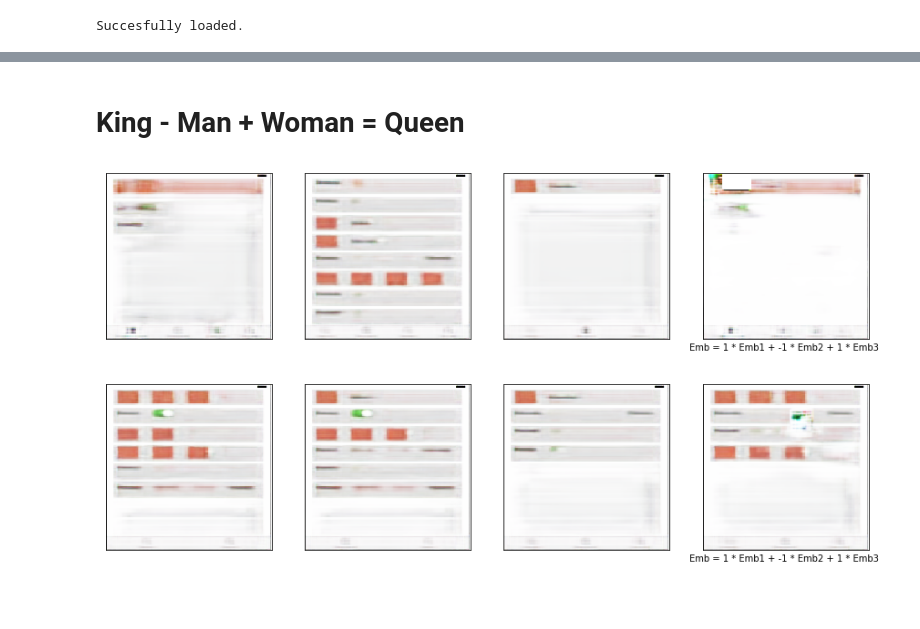
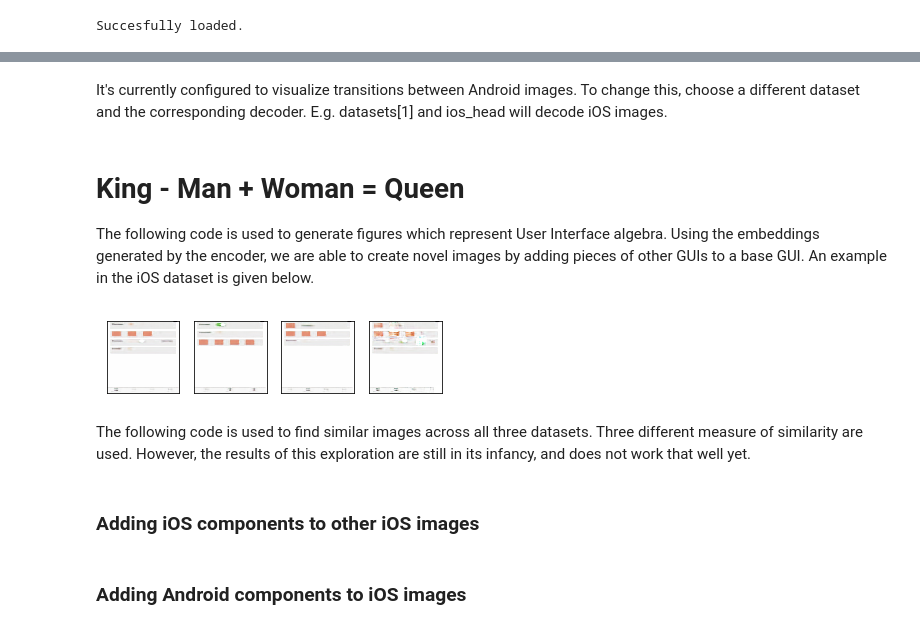
Before and after one commit to ngundotra/code2pix, a Jupyter notebook: Encoder Decoder Visualization.ipynb, the cells around one changed output, grey strips where cells are left out. Drawn from its saved outputs; the diff is of its cells as text; code cells hidden in the pictures; blank space fills up the shorter version.

```diff
--- a/Encoder Decoder Visualization.ipynb
+++ b/Encoder Decoder Visualization.ipynb
@@ -114,0 +72,9 @@ Succesfully loaded.
+# %%
+BACKEND = 'ios'
+DATASETS = ['android', 'ios', 'web']
+
+encoder, android_head, ios_head, web_head = load_hydra(['{}-hydra-model'.format(x) for x in DATASETS])
+datasets = [load_points('{}/training_features/'.format(backend)) for backend in DATASETS]
+names = {'android': 0, 'ios': 1, 'web': 2}
+points = datasets[names[BACKEND]] # some code will default to a dataset called points
+print("Succesfully loaded.")
@@ -199,2 +174,3 @@ C = 0.0021152793051308905
-# %% [markdown]
-# King - Man + Woman = Queen
+# %% [markdown]
+
+It's currently configured to visualize transitions between Android images. To change this, choose a different dataset and the corresponding decoder. E.g. datasets\[1\] and ios_head will decode iOS images.
@@ -201,51 +182,61 @@ C = 0.0021152793051308905
+# %% [markdown]
+# King - Man + Woman = Queen
+
+The following code is used to generate figures which represent User Interface algebra. Using the embeddings generated by the encoder, we are able to create novel images by adding pieces of other GUIs to a base GUI. An example in the iOS dataset is given below.
 # %%
 def plot_lin_comb(imgs, weights, encoder, decoder, fname=None, save=False):
-    """Plots a combination of photos by creating linear combinations of their embeddings."""
+    """Plots a combination of photos by creating linear combinations of their embeddings.
+    @param decoder: can be list of decoders, or single decoder"""
 
     # Get the image embeddings to interpolate between
     embs = [encoder.predict(np.expand_dims(img, axis=0)) for img in imgs]
     size = len(embs)
 
-    def predict(emb):
-        return decoder.predict(emb)[0]
+    if type(decoder) != list:
+        decoder = [decoder for i in range(size + 1)]
+
+    def predict(idx):
+        return decoder[i].predict(embs[idx])[0]
 
     fig, ax = plt.subplots(1, size + 1)
     pics = []
     for i in range(size):
-        pics.append(predict(embs[i]))
+        pics.append(predict(i))
 
     pics = np.array(pics)
     new_emb = np.zeros(embs[0].shape)
     for i in range(size):
         new_emb += weights[i] * embs[i]
 
-    new_pic = predict(new_emb)
+    new_pic = decoder[-1].predict(new_emb)[0]
     for i in range(size):
         ax[i].set_xticks([])
         ax[i].set_yticks([])
         ax[i].imshow(pics[i])
 
     # The last axis displays the resultant combined image
     ax[-1].imshow(new_pic)
     label = 'Emb = '
     for i in range(size):
         label += '{0} * Emb{1} + '.format(weights[i], i + 1)
     label = label[:-2]
     ax[-1].set_xlabel(label)
     ax[-1].set_xticks([]), ax[-1].set_yticks([])
     if save:
         if not fname:
             fname = '{}_add_feature.png'.format(BACKEND)
-        plt.savefig(fname)
+        plt.savefig(fname, figsize=(8,4), dpi=80)
 
 # Example
 img_1, gui_1 = sample_point(points)
 img_2, gui_2 = sample_point(points)
 img_3, gui_3 = sample_point(points)
 
 plot_lin_comb([img_1, img_2, img_3], np.array([1, -1, 1]), encoder, ios_head)
 # %% [output]
-[figure, old version]
+[figure, new version]
+# %% [markdown]
+The following code is used to find similar images across all three datasets. Three different measure of similarity are used. However, the results of this exploration are still in its infancy, and does not work that well yet.
 # %%
 def find_most_similar_image(point, points, encoder):
     """Given an image, it finds the image with the most similar embedding. On the fly creates the embeddings
@@ -266,23 +257,39 @@ def find_most_similar_image(point, points, encoder):
     best = 0
     arg_best = None
     # Find closest cosine similar image embedding in points pictures
-    for pt in [pt for pt in points if point != pt]:
+    for pt in [pt for pt in points if point[0] != pt[0]]:
         emb_new = get_data(pt)
         sim = cosine_similarity(flattened_emb, emb_new.flatten())
         # Useful for debugging
 #         print(sim)
-        if sim > best and sim < 1.0:
+        if sim > best:
             best, arg_best = sim, pt
+    print("Point given:", point[0],"\nClosest point found:", arg_best[0])
     return best, arg_best
 
-# Randomly sampling a point, subtracting its most similar sibling image, and adding a random image
-# to create a new image
-my_point = random.choice(points)
-my_img, my_gui = unpack_point(my_point)
-img2add, _ = sample_point(points)
+def get_data(pt):
+    """Returns the embedding of the point's image"""
+    img, gui = unpack_point(pt)
+    return encoder.predict(np.expand_dims(img, axis=0))[0]
 
-sim, close_point = find_most_similar_image(my_point, points, encoder)
-close_img, _ = unpack_point(close_point)
-plot_lin_comb([my_img, close_img, img2add], np.array([1, -1, 1]), encoder, decoder, fname='ios_add_feature.png', save=True)
+def cosine_similary(v1, v2):
+    return np.dot(v1, v2) / (np.linalg.norm(v1) * np.linalg.norm(v2))
+
+def l2_loss(v1, v2):
+    diff = v1 - v2
+    return -np.sqrt(np.dot(diff, diff))
+
+def l1_loss(v1, v2):
+    diff = v1 - v2
+    return -np.sum(diff)
+
+def get_closest_emb(emb, emb_set, metric):
+    best = -np.inf
+    arg_best = None
+    for e in emb_set:
+        sim = metric(emb.flatten(), e.flatten())
+        if sim > best:
+            best, arg_best = sim, e
+    return best, arg_best
-# %% [output]
-[figure, removed]
+# %% [markdown]
+### Adding iOS components to other iOS images
@@ -289,3 +309,5 @@ plot_lin_comb([my_img, close_img, img2add], np.array([1, -1, 1]), encoder, decod
+# %% [markdown]
+### Adding Android components to iOS images
 # %%
 # Subtract 2 similar android photos, then add to ios
 web_pt = random.choice(datasets[0])
```
Also changed, not shown: parts of 15 cells of this notebook, 1 other file.
